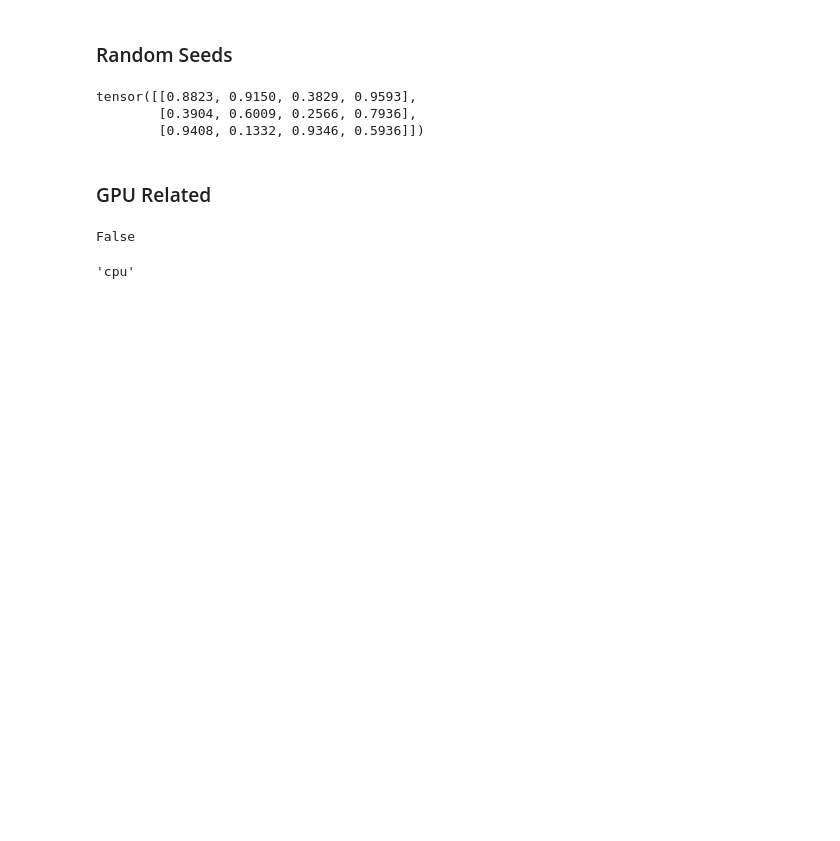
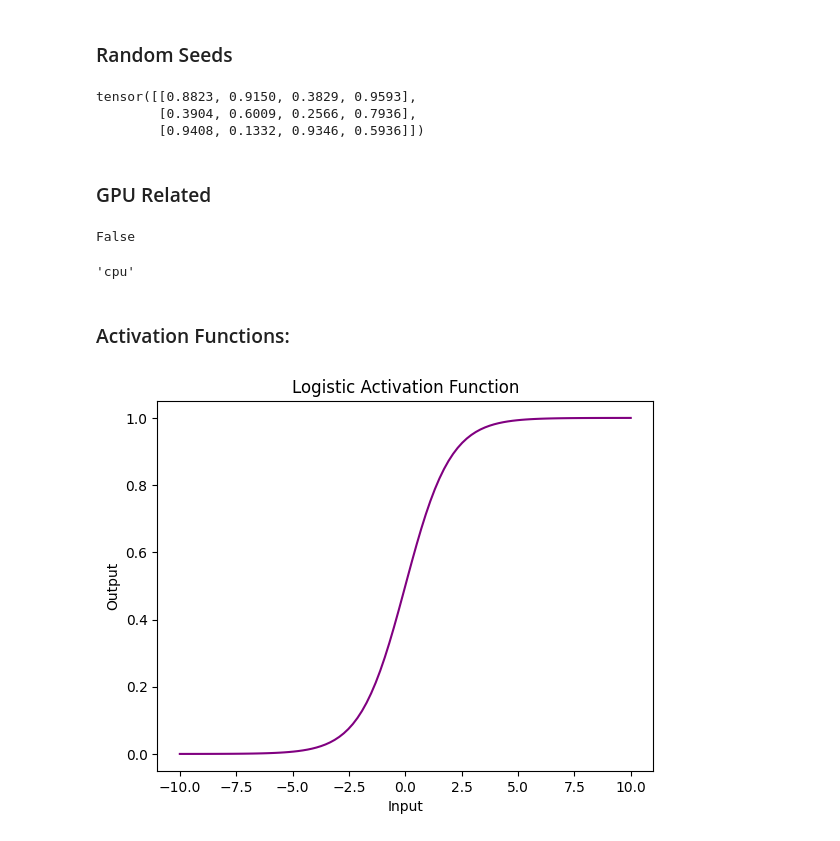
Before and after one commit to SafoanMiah/pytorch-learn, a Jupyter notebook: 00 Fundamentals/fundamentals.ipynb, the cells around one changed output. Saved outputs shown, nothing was run; the diff lists cells and outputs as text; code cells hidden in the pictures; blank space fills up the shorter version.

Commit message:
Activation Func Vis

```diff
--- a/00 Fundamentals/fundamentals.ipynb
+++ b/00 Fundamentals/fundamentals.ipynb
@@ -691,3 +691,25 @@ device = "cuda" if torch.cuda.is_available() else "cpu"
 device
 # %% [output]
 'cpu'
+# %% [markdown]
+### Activation Functions:
+# %%
+
+# importing the libraries
+import torch
+import matplotlib.pyplot as plt
+
+# create a PyTorch tensor
+x = torch.linspace(-10, 10, 100)
+
+# apply the logistic activation function to the tensor
+y = torch.sigmoid(x)
+
+# plot the results with a custom color
+plt.plot(x.numpy(), y.numpy(), color='purple')
+plt.xlabel('Input')
+plt.ylabel('Output')
+plt.title('Logistic Activation Function')
+plt.show()
+# %% [output]
+[figure, added]
```
Also changed, not shown: parts of 2 cells of this notebook.
